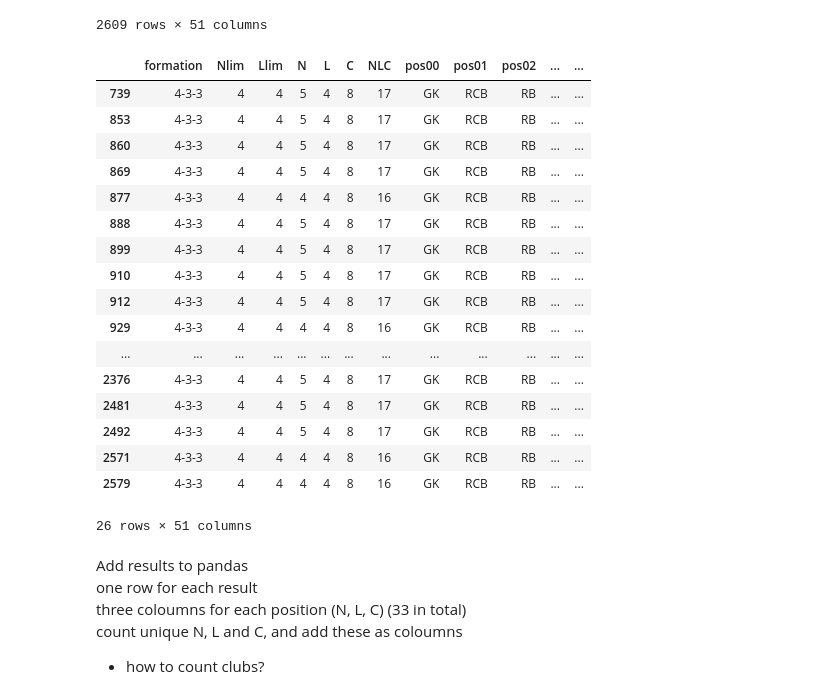
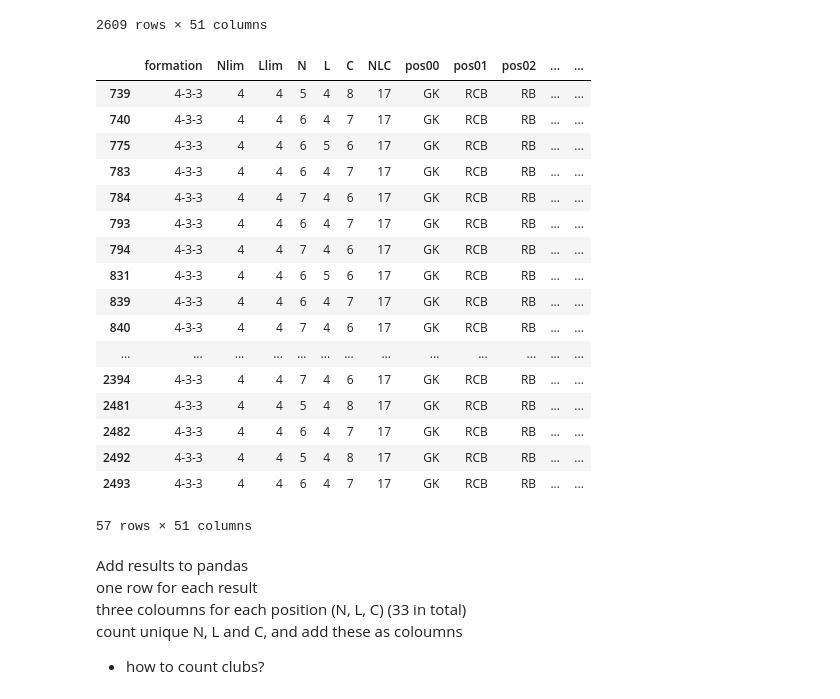
Before and after one commit to trulsedv/fut_hybrid_formations, a Jupyter notebook: notebooks/backtrack.ipynb, the cells around one changed output. Cells and saved outputs as stored; diff of their text form; code cells hidden in the pictures.

```diff
--- a/notebooks/backtrack.ipynb
+++ b/notebooks/backtrack.ipynb
@@ -248,26 +248,26 @@ df
 | 2608 | 4-3-3 | 4 | 4 | 5 | 4 | 6 | 15 | GK | RCB | RB | ... | ... |
 2609 rows × 51 columns
 # %%
-df[df['C']==df['C'].max()]
+df[df['NLC']==df['NLC'].max()]
 # %% [output]
 |  | formation | Nlim | Llim | N | L | C | NLC | pos00 | pos01 | pos02 | ... | ... |
 | 739 | 4-3-3 | 4 | 4 | 5 | 4 | 8 | 17 | GK | RCB | RB | ... | ... |
-| 853 | 4-3-3 | 4 | 4 | 5 | 4 | 8 | 17 | GK | RCB | RB | ... | ... |
-| 860 | 4-3-3 | 4 | 4 | 5 | 4 | 8 | 17 | GK | RCB | RB | ... | ... |
-| 869 | 4-3-3 | 4 | 4 | 5 | 4 | 8 | 17 | GK | RCB | RB | ... | ... |
-| 877 | 4-3-3 | 4 | 4 | 4 | 4 | 8 | 16 | GK | RCB | RB | ... | ... |
-| 888 | 4-3-3 | 4 | 4 | 5 | 4 | 8 | 17 | GK | RCB | RB | ... | ... |
-| 899 | 4-3-3 | 4 | 4 | 5 | 4 | 8 | 17 | GK | RCB | RB | ... | ... |
-| 910 | 4-3-3 | 4 | 4 | 5 | 4 | 8 | 17 | GK | RCB | RB | ... | ... |
-| 912 | 4-3-3 | 4 | 4 | 5 | 4 | 8 | 17 | GK | RCB | RB | ... | ... |
-| 929 | 4-3-3 | 4 | 4 | 4 | 4 | 8 | 16 | GK | RCB | RB | ... | ... |
+| 740 | 4-3-3 | 4 | 4 | 6 | 4 | 7 | 17 | GK | RCB | RB | ... | ... |
+| 775 | 4-3-3 | 4 | 4 | 6 | 5 | 6 | 17 | GK | RCB | RB | ... | ... |
+| 783 | 4-3-3 | 4 | 4 | 6 | 4 | 7 | 17 | GK | RCB | RB | ... | ... |
+| 784 | 4-3-3 | 4 | 4 | 7 | 4 | 6 | 17 | GK | RCB | RB | ... | ... |
+| 793 | 4-3-3 | 4 | 4 | 6 | 4 | 7 | 17 | GK | RCB | RB | ... | ... |
+| 794 | 4-3-3 | 4 | 4 | 7 | 4 | 6 | 17 | GK | RCB | RB | ... | ... |
+| 831 | 4-3-3 | 4 | 4 | 6 | 5 | 6 | 17 | GK | RCB | RB | ... | ... |
+| 839 | 4-3-3 | 4 | 4 | 6 | 4 | 7 | 17 | GK | RCB | RB | ... | ... |
+| 840 | 4-3-3 | 4 | 4 | 7 | 4 | 6 | 17 | GK | RCB | RB | ... | ... |
 | ... | ... | ... | ... | ... | ... | ... | ... | ... | ... | ... | ... | ... |
-| 2376 | 4-3-3 | 4 | 4 | 5 | 4 | 8 | 17 | GK | RCB | RB | ... | ... |
+| 2394 | 4-3-3 | 4 | 4 | 7 | 4 | 6 | 17 | GK | RCB | RB | ... | ... |
 | 2481 | 4-3-3 | 4 | 4 | 5 | 4 | 8 | 17 | GK | RCB | RB | ... | ... |
+| 2482 | 4-3-3 | 4 | 4 | 6 | 4 | 7 | 17 | GK | RCB | RB | ... | ... |
 | 2492 | 4-3-3 | 4 | 4 | 5 | 4 | 8 | 17 | GK | RCB | RB | ... | ... |
-| 2571 | 4-3-3 | 4 | 4 | 4 | 4 | 8 | 16 | GK | RCB | RB | ... | ... |
-| 2579 | 4-3-3 | 4 | 4 | 4 | 4 | 8 | 16 | GK | RCB | RB | ... | ... |
+| 2493 | 4-3-3 | 4 | 4 | 6 | 4 | 7 | 17 | GK | RCB | RB | ... | ... |
-26 rows × 51 columns
+57 rows × 51 columns
 # %% [markdown]
 Add results to pandas<br>
 one row for each result<br>
```
